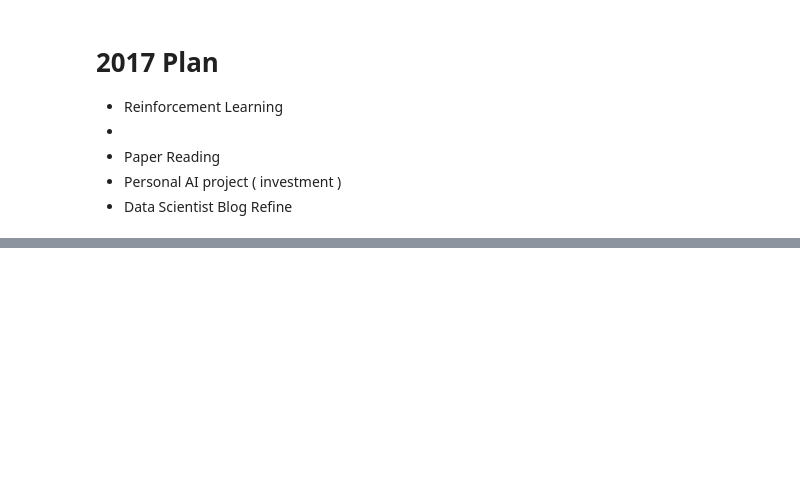
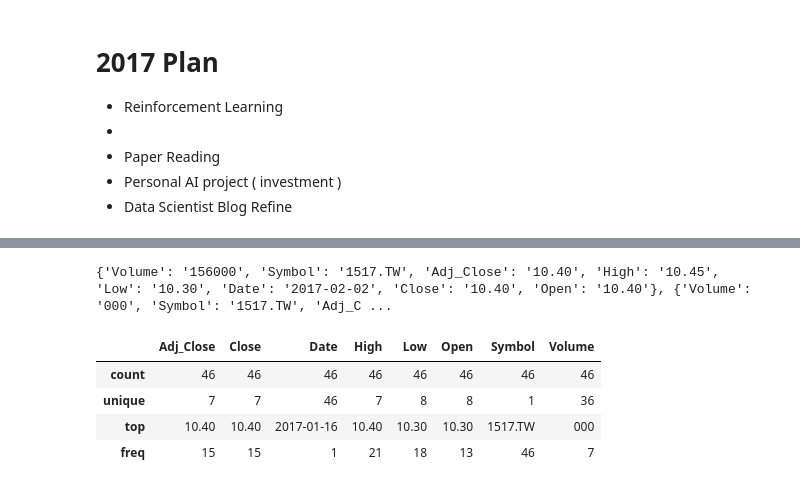
Before and after one commit to KentChun33333/blog, a Jupyter notebook: notebook/2017-Goals.ipynb, the cells around one changed output, grey strips where cells are left out. Saved outputs shown, nothing was run; the diff lists cells and outputs as text; code cells hidden in the pictures; blank space fills up the shorter version.

```diff
--- a/notebook/2017-Goals.ipynb
+++ b/notebook/2017-Goals.ipynb
@@ -43,0 +94,13 @@ input {
+# %%
+print b[1:-1]
+# %% [output]
+{'Volume': '156000', 'Symbol': '1517.TW', 'Adj_Close': '10.40', 'High': '10.45', 'Low': '10.30', 'Date': '2017-02-02', 'Close': '10.40', 'Open': '10.40'}, {'Volume': '000', 'Symbol': '1517.TW', 'Adj_C ...
+# %%
+df = pd.DataFrame(data)
+df.describe()
+# %% [output]
+|  | Adj_Close | Close | Date | High | Low | Open | Symbol | Volume |
+| count | 46 | 46 | 46 | 46 | 46 | 46 | 46 | 46 |
+| unique | 7 | 7 | 46 | 7 | 8 | 8 | 1 | 36 |
+| top | 10.40 | 10.40 | 2017-01-16 | 10.40 | 10.30 | 10.30 | 1517.TW | 000 |
+| freq | 15 | 15 | 1 | 21 | 18 | 13 | 46 | 7 |
```
Also changed, not shown: parts of 6 cells of this notebook.
